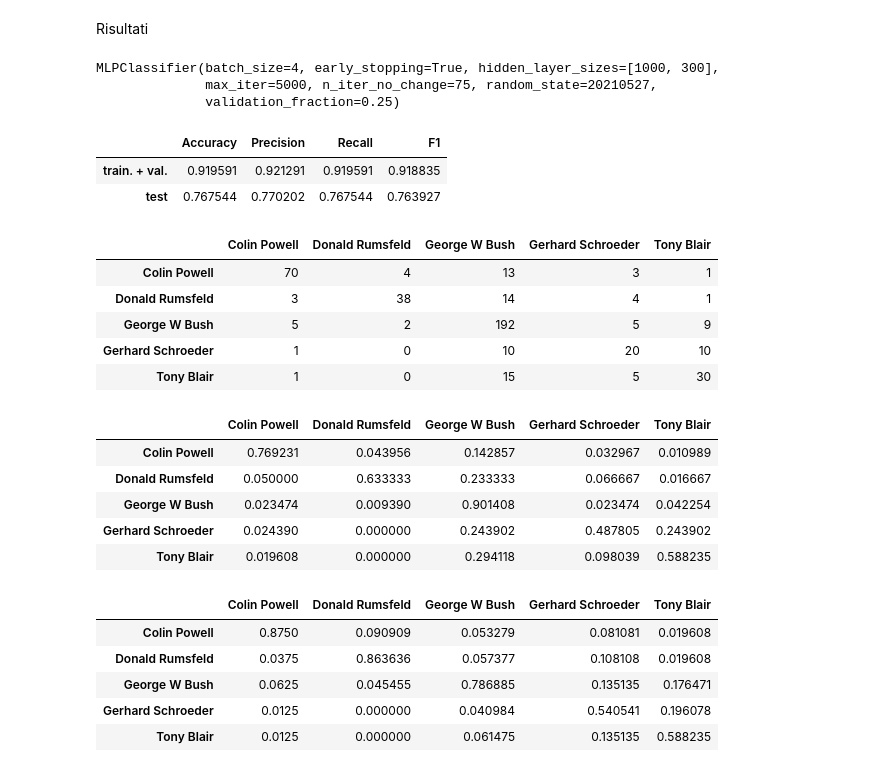
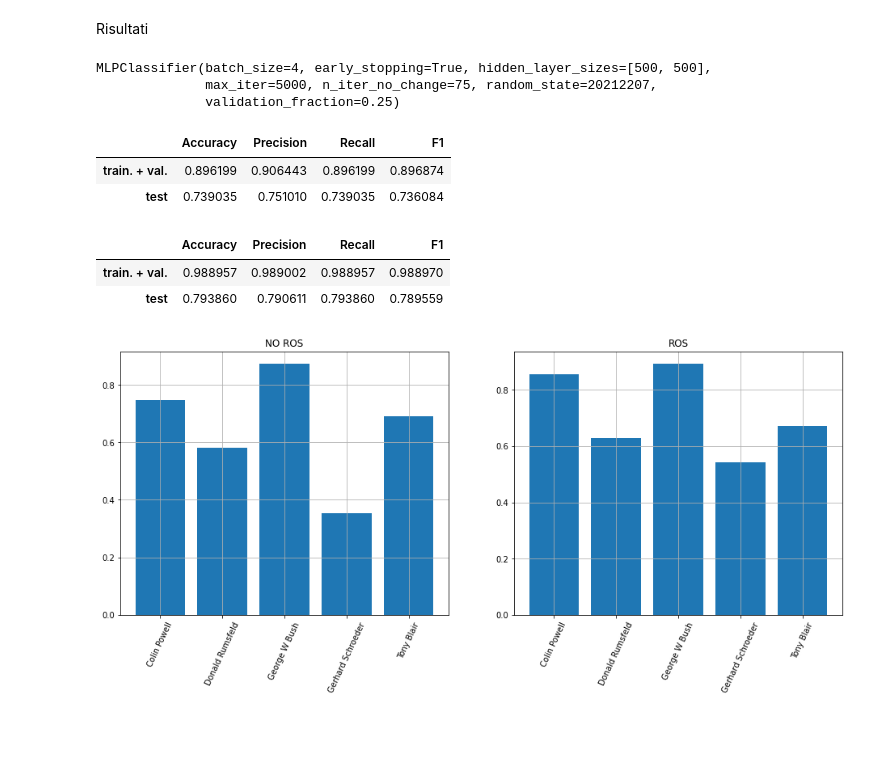
Before and after one commit to Edoxy/MIA, a Jupyter notebook: Tesina/Tesina.ipynb, the cells around one changed output. Drawn from its saved outputs; the diff is of its cells as text; code cells hidden in the pictures; blank space fills up the shorter version.

```diff
--- a/Tesina/Tesina.ipynb
+++ b/Tesina/Tesina.ipynb
@@ -96,6 +95,6 @@ X_test = pca.transform(X_test)
 # %%
 # Inizializzazione iper-parametri MLP
-hidden_layer_sizes = [1000, 300]
+hidden_layer_sizes = [500]*2
 activation = 'relu'
 patience = 75
 max_epochs = 5000
@@ -128,13 +127,12 @@ Risultati
 # %%
 # Addestramento MLP
 mlp.fit(X_trainval, y_trainval)
+mlp_ros.fit(X_trainval_ros, y_trainval_ros)
 # %% [output]
-MLPClassifier(batch_size=4, early_stopping=True, hidden_layer_sizes=[1000, 300],
-              max_iter=5000, n_iter_no_change=75, random_state=20210527,
+MLPClassifier(batch_size=4, early_stopping=True, hidden_layer_sizes=[500, 500],
+              max_iter=5000, n_iter_no_change=75, random_state=20212207,
               validation_fraction=0.25)
 # %%
-# Performance
-
 y_pred_trainval = mlp.predict(X_trainval)
 y_pred = mlp.predict(X_test)
 
@@ -142,50 +140,76 @@ acc_trainval = mlp.score(X_trainval, y_trainval)
 prec_trainval = precision_score(y_trainval, y_pred_trainval, average='weighted')
 rec_trainval = recall_score(y_trainval, y_pred_trainval, average='weighted')
 f1_trainval = f1_score(y_trainval, y_pred_trainval, average='weighted')
 
 acc = mlp.score(X_test, y_test)
 prec = precision_score(y_test, y_pred, average='weighted')
 rec = recall_score(y_test, y_pred, average='weighted')
 f1 = f1_score(y_test, y_pred, average='weighted')
 
 df_perf = pd.DataFrame({'Accuracy': [acc_trainval, acc],
                         'Precision': [prec_trainval, prec],
                         'Recall': [rec_trainval, rec],
                         'F1': [f1_trainval, f1]
                        },
                       index=['train. + val.', 'test'])
 
 cmat = confusion_matrix(y_test, y_pred, labels=mlp.classes_)
 cmat_norm_true = confusion_matrix(y_test, y_pred, labels=mlp.classes_, normalize='true')
 cmat_norm_pred = confusion_matrix(y_test, y_pred, labels=mlp.classes_, normalize='pred')
 
 df_cmat = pd.DataFrame(cmat, columns=face_tnames, index=face_tnames)
 df_cmat_norm_true = pd.DataFrame(cmat_norm_true, columns=face_tnames, index=face_tnames)
 df_cmat_norm_pred = pd.DataFrame(cmat_norm_pred, columns=face_tnames, index=face_tnames)
 
+y_pred_trainval_ros = mlp_ros.predict(X_trainval_ros)
+y_pred_ros = mlp_ros.predict(X_test)
+
+acc_trainval_ros = mlp_ros.score(X_trainval_ros, y_trainval_ros)
+prec_trainval_ros = precision_score(y_trainval_ros, y_pred_trainval_ros, average='weighted')
+rec_trainval_ros = recall_score(y_trainval_ros, y_pred_trainval_ros, average='weighted')
+f1_trainval_ros = f1_score(y_trainval_ros, y_pred_trainval_ros, average='weighted')
+
+acc_ros = mlp_ros.score(X_test, y_test)
+prec_ros = precision_score(y_test, y_pred_ros, average='weighted')
+rec_ros = recall_score(y_test, y_pred_ros, average='weighted')
+f1_ros = f1_score(y_test, y_pred_ros, average='weighted')
+
+df_perf_ros = pd.DataFrame({'Accuracy': [acc_trainval_ros, acc_ros],
+                        'Precision': [prec_trainval_ros, prec_ros],
+                        'Recall': [rec_trainval_ros, rec_ros],
+                        'F1': [f1_trainval_ros, f1_ros]
+                       },
+                      index=['train. + val.', 'test'])
+
+cmat_ros = confusion_matrix(y_test, y_pred_ros, labels=mlp.classes_)
+cmat_norm_true_ros = confusion_matrix(y_test, y_pred_ros, labels=mlp.classes_, normalize='true')
+cmat_norm_pred_ros = confusion_matrix(y_test, y_pred_ros, labels=mlp.classes_, normalize='pred')
+
 display(df_perf)
+display(df_perf_ros)
+
+fig, axs = plt.subplots(1, 2, figsize=(16, 6))
+axs[0].set_title('NO ROS')
+
+axs[0].bar(np.arange(len(face_tnames)), [cmat_norm_true[t][t] for t in range(len(face_tnames))])
+axs[0].set_xticks(np.arange(len(face_tnames)))
+axs[0].set_xticklabels(face_tnames, rotation=65)
+axs[0].grid()
+
+axs[1].set_title('ROS')
+
+axs[1].bar(np.arange(len(face_tnames)), [cmat_norm_true_ros[t][t] for t in range(len(face_tnames))])
+axs[1].set_xticks(np.arange(len(face_tnames)))
+axs[1].set_xticklabels(face_tnames, rotation=65)
+axs[1].grid()
 #display(df_cmat)
 #display(df_cmat_norm_true)
 #display(df_cmat_norm_pred)
 # %% [output]
 |  | Accuracy | Precision | Recall | F1 |
-| train. + val. | 0.919591 | 0.921291 | 0.919591 | 0.918835 |
-| test | 0.767544 | 0.770202 | 0.767544 | 0.763927 |
+| train. + val. | 0.896199 | 0.906443 | 0.896199 | 0.896874 |
+| test | 0.739035 | 0.751010 | 0.739035 | 0.736084 |
-|  | Colin Powell | Donald Rumsfeld | George W Bush | Gerhard Schroeder | Tony Blair |
-| Colin Powell | 70 | 4 | 13 | 3 | 1 |
-| Donald Rumsfeld | 3 | 38 | 14 | 4 | 1 |
-| George W Bush | 5 | 2 | 192 | 5 | 9 |
-| Gerhard Schroeder | 1 | 0 | 10 | 20 | 10 |
-| Tony Blair | 1 | 0 | 15 | 5 | 30 |
+|  | Accuracy | Precision | Recall | F1 |
+| train. + val. | 0.988957 | 0.989002 | 0.988957 | 0.988970 |
+| test | 0.793860 | 0.790611 | 0.793860 | 0.789559 |
-|  | Colin Powell | Donald Rumsfeld | George W Bush | Gerhard Schroeder | Tony Blair |
-| Colin Powell | 0.769231 | 0.043956 | 0.142857 | 0.032967 | 0.010989 |
-| Donald Rumsfeld | 0.050000 | 0.633333 | 0.233333 | 0.066667 | 0.016667 |
-| George W Bush | 0.023474 | 0.009390 | 0.901408 | 0.023474 | 0.042254 |
-| Gerhard Schroeder | 0.024390 | 0.000000 | 0.243902 | 0.487805 | 0.243902 |
-| Tony Blair | 0.019608 | 0.000000 | 0.294118 | 0.098039 | 0.588235 |
-|  | Colin Powell | Donald Rumsfeld | George W Bush | Gerhard Schroeder | Tony Blair |
-| Colin Powell | 0.8750 | 0.090909 | 0.053279 | 0.081081 | 0.019608 |
-| Donald Rumsfeld | 0.0375 | 0.863636 | 0.057377 | 0.108108 | 0.019608 |
-| George W Bush | 0.0625 | 0.045455 | 0.786885 | 0.135135 | 0.176471 |
-| Gerhard Schroeder | 0.0125 | 0.000000 | 0.040984 | 0.540541 | 0.196078 |
-| Tony Blair | 0.0125 | 0.000000 | 0.061475 | 0.135135 | 0.588235 |
+[figure, added]
```
Also changed, not shown: parts of 8 cells of this notebook.
